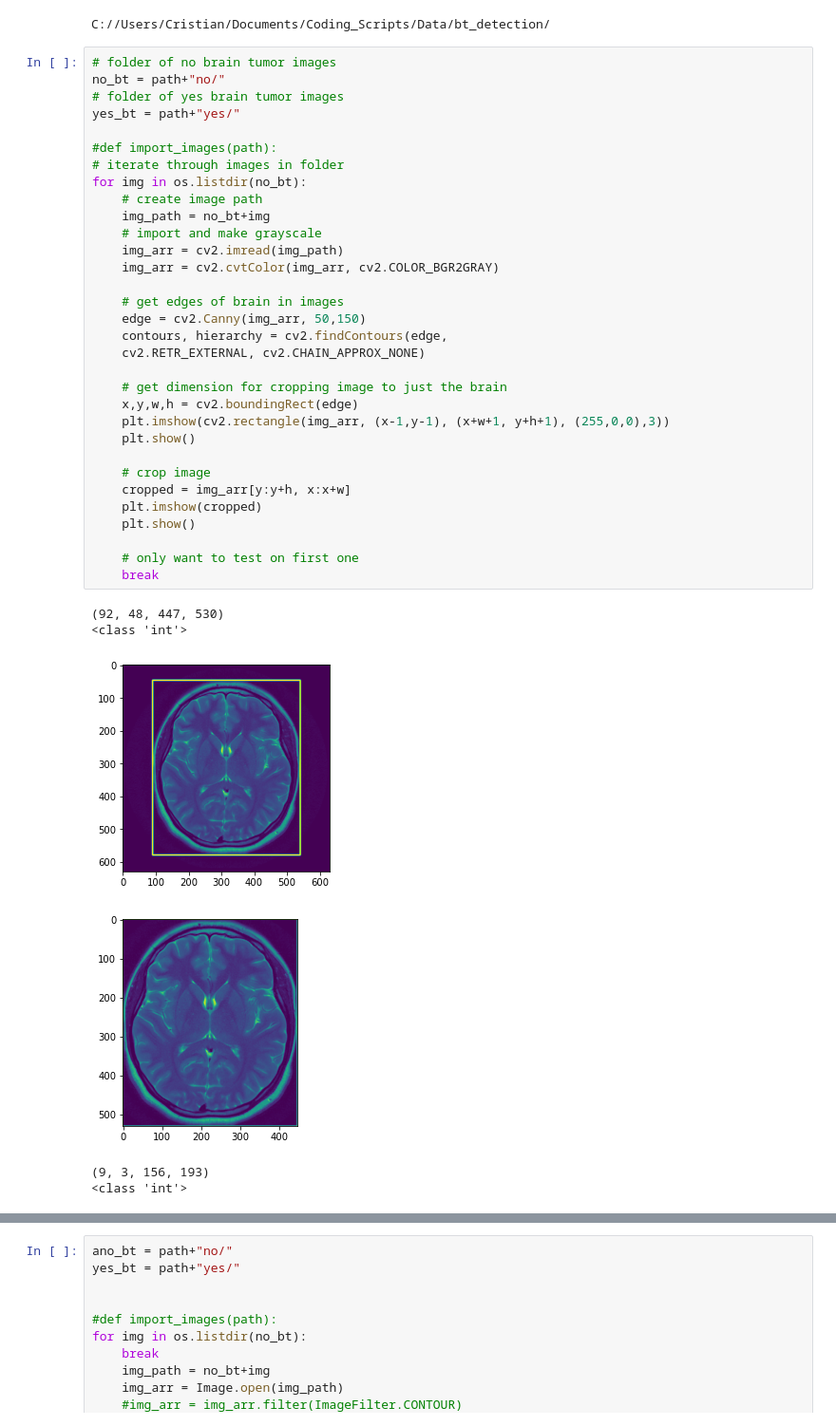
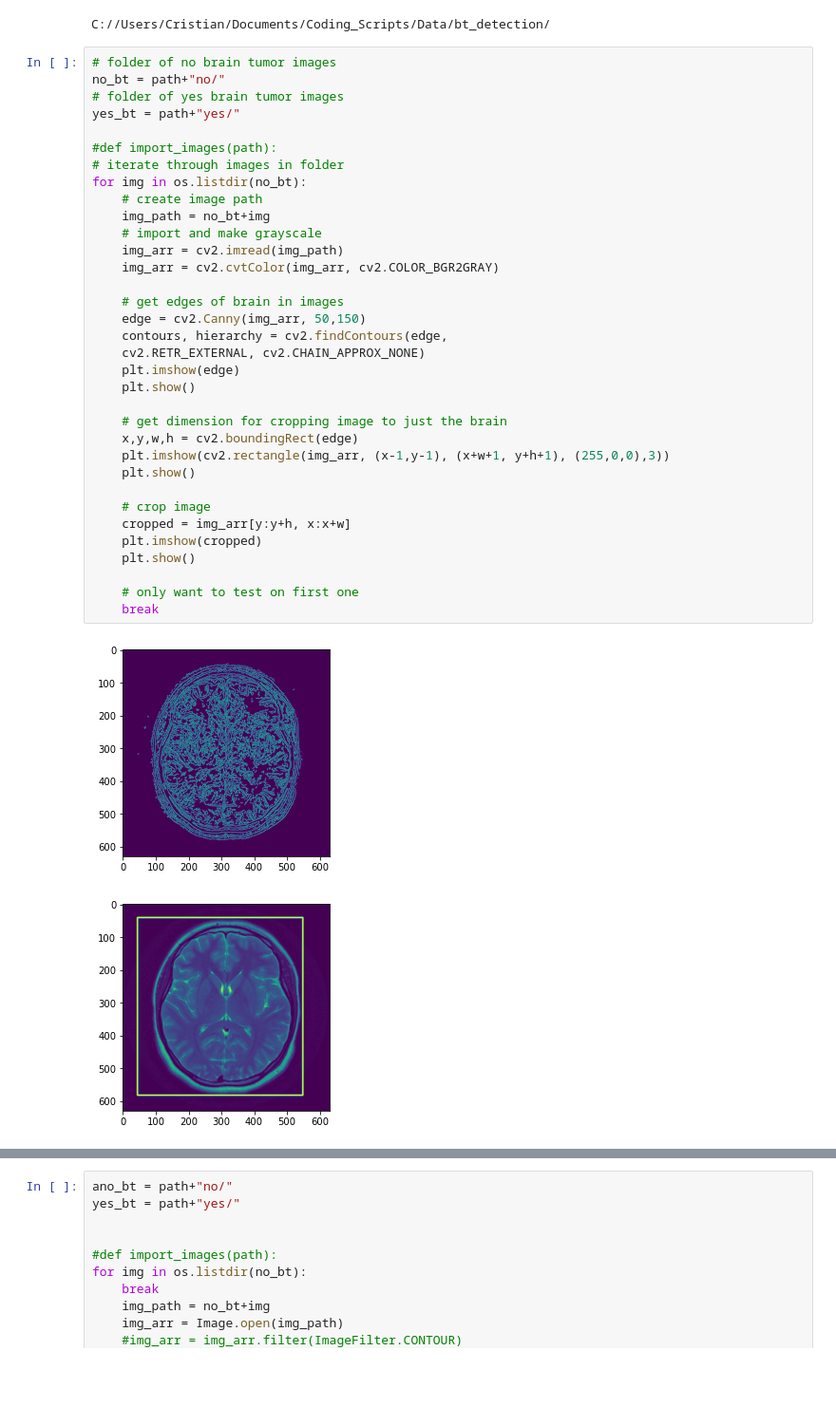
Before and after one commit to cmluna2913/brain_tumor_detection, a Jupyter notebook: main.ipynb, the cells around one changed output, grey strips where cells are left out. Shown: that part at 95% size. Saved outputs shown, nothing was run; the diff lists cells and outputs as text; blank space fills up the shorter version.

```diff
--- a/main.ipynb
+++ b/main.ipynb
@@ -25,36 +25,34 @@ no_bt = path+"no/"
 # folder of yes brain tumor images
 yes_bt = path+"yes/"
 
 #def import_images(path):
 # iterate through images in folder
 for img in os.listdir(no_bt):
     # create image path
     img_path = no_bt+img
     # import and make grayscale
     img_arr = cv2.imread(img_path)
     img_arr = cv2.cvtColor(img_arr, cv2.COLOR_BGR2GRAY)
 
     # get edges of brain in images
     edge = cv2.Canny(img_arr, 50,150)
     contours, hierarchy = cv2.findContours(edge,
     cv2.RETR_EXTERNAL, cv2.CHAIN_APPROX_NONE)
+    plt.imshow(edge)
+    plt.show()
 
     # get dimension for cropping image to just the brain
     x,y,w,h = cv2.boundingRect(edge)
     plt.imshow(cv2.rectangle(img_arr, (x-1,y-1), (x+w+1, y+h+1), (255,0,0),3))
     plt.show()
 
     # crop image
     cropped = img_arr[y:y+h, x:x+w]
     plt.imshow(cropped)
     plt.show()
 
     # only want to test on first one
     break
 # %% [output]
-(92, 48, 447, 530)
-<class 'int'>
-[figure, old version]
+[figure, new version]
-[figure, old version]
+[figure, new version]
-(9, 3, 156, 193)
-<class 'int'>
```
Also changed, not shown: parts of 1 cell of this notebook.
